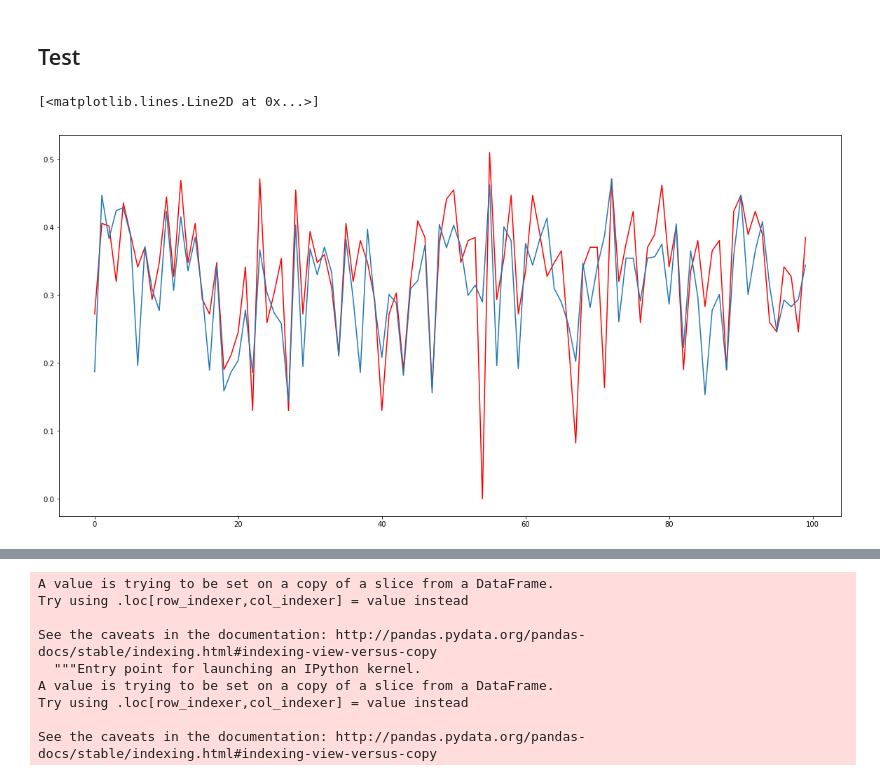
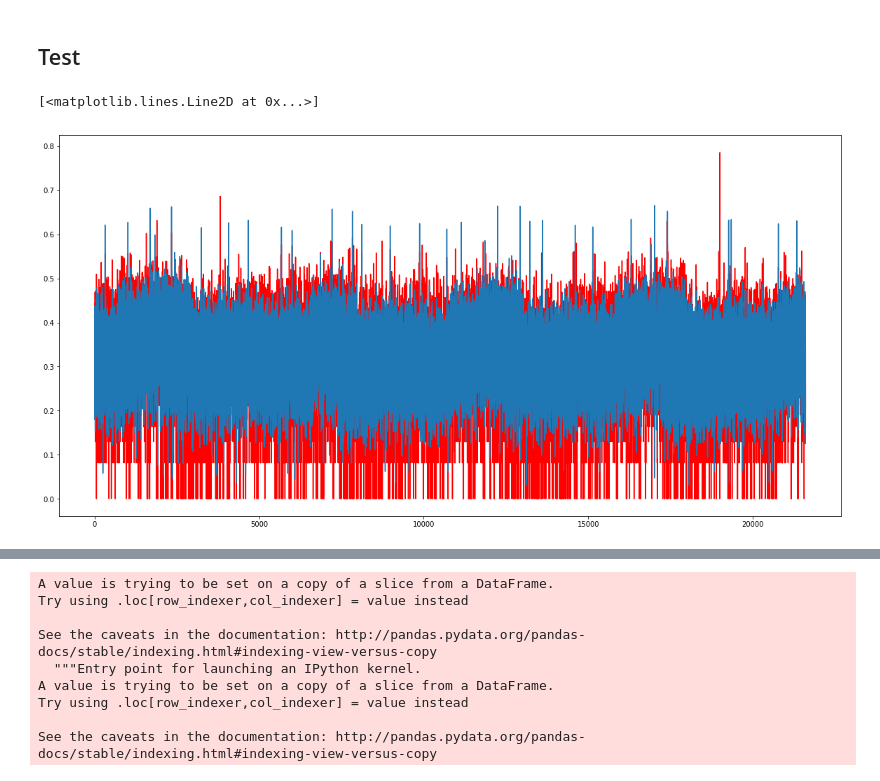
Before and after one commit to xiaochuan-du/ml_utils, a Jupyter notebook: proj/RRVF/model_yy.ipynb, the cells around one changed output, grey strips where cells are left out. Cells and saved outputs as stored; diff of their text form; code cells hidden in the pictures.

```diff
--- a/proj/RRVF/model_yy.ipynb
+++ b/proj/RRVF/model_yy.ipynb
@@ -187,7 +227,7 @@ trn.head()
 # %% [markdown]
 ### Generate Model Input
 # %%
-trn_raw = pd.read_csv('./result/trn_features.csv')
+trn_raw = pd.read_csv('./result/trn_features_2.csv')
 trn_raw.drop(columns=['Unnamed: 0'], inplace=True)
 feas=genModelFeas(trn_raw)
 input_map = feas['x_map']
@@ -200,8 +240,8 @@ sort_data = feas['sort_data']
 ## Split train and test
 s_i = ts_date[ts_date == '2017-03-23'].index[0]
 e_i = ts_date[ts_date == '2017-04-22'].index[0]
-map_train, map_valid, y_train_orig, y_valid_orig = utils.ts_data_split(input_map, y, s_i, e_i)
-y_train, y_valid, max_log_y = utils.uniform_y(y_train_orig, y_valid_orig)
+map_train, map_valid, y_train_orig, y_valid_orig = ts_data_split(input_map, y, s_i, e_i)
+y_train, y_valid, max_log_y = uniform_y(y_train_orig, y_valid_orig)
 # %%
 data_valid = sort_data.iloc[s_i: e_i]
 data_train = sort_data.iloc[:s_i].append(sort_data[e_i:])
@@ -222,18 +262,18 @@ data_trn.head()
 # %%
 model = utils.get_bn_model(contin_cols, cat_map_fit)
 yaml_string = model.to_yaml()
-with open('./result/model_bn.yml', 'w') as file_obj:
+with open('./result/model_bn_yy.yml', 'w') as file_obj:
     file_obj.write(yaml_string)
-# model.load_weights('./result/model_bn_yy.h5')
+# model.load_weights('./result/model_bn_yy_2.h5')
 seed = np.random.rand()*(1) - 5
 model.optimizer.lr, epochs = np.power(10, seed), 50 # np.power(10, seed)
 tensorboard = TensorBoard(log_dir='./logs', histogram_freq=0,
                       write_graph=True, write_images=False)
-checkpoint = ModelCheckpoint('./result/model_bn_yy.h5', save_best_only=True, monitor='loss', save_weights_only=True)
+checkpoint = ModelCheckpoint('./result/model_bn_yy_2.h5', save_best_only=True, monitor='loss', save_weights_only=True)
 hist = model.fit(
     map_train,
     y_train,
-    batch_size=128,
+    batch_size=64,
     epochs=epochs,
     validation_data=(map_valid, y_valid), callbacks=[tensorboard, checkpoint])
 
@@ -263,10 +302,10 @@ Epoch 50/50
 ## Test
 # %%
 ## load model
-with open('result/model_bn.yml') as file_obj:
+with open('result/model_bn_yy.yml') as file_obj:
     model_yml = file_obj.read()
 model = model_from_yaml(model_yml)
-model.load_weights('result/model_bn_yy.h5')
+model.load_weights('result/model_bn_yy_2.h5')
 # %%
 ## load data
 # data_dir = r'./data'
@@ -285,9 +324,9 @@ model.load_weights('result/model_bn_yy.h5')
 # %%
 ## plot valid result
 pred_valid = model.predict(map_valid)
 plt.figure(figsize=(20, 10))
-plt.plot(y_valid[:100].values, '-r')       #target
-plt.plot(pred_valid[:100].flatten())      #prediction
+plt.plot(y_valid[:].values, '-r')       #target
+plt.plot(pred_valid[:].flatten())      #prediction
 # %% [output]
 [<matplotlib.lines.Line2D at 0x...>]
-[figure, old version]
+[figure, new version]
```
Also changed, not shown: parts of 16 cells of this notebook.
